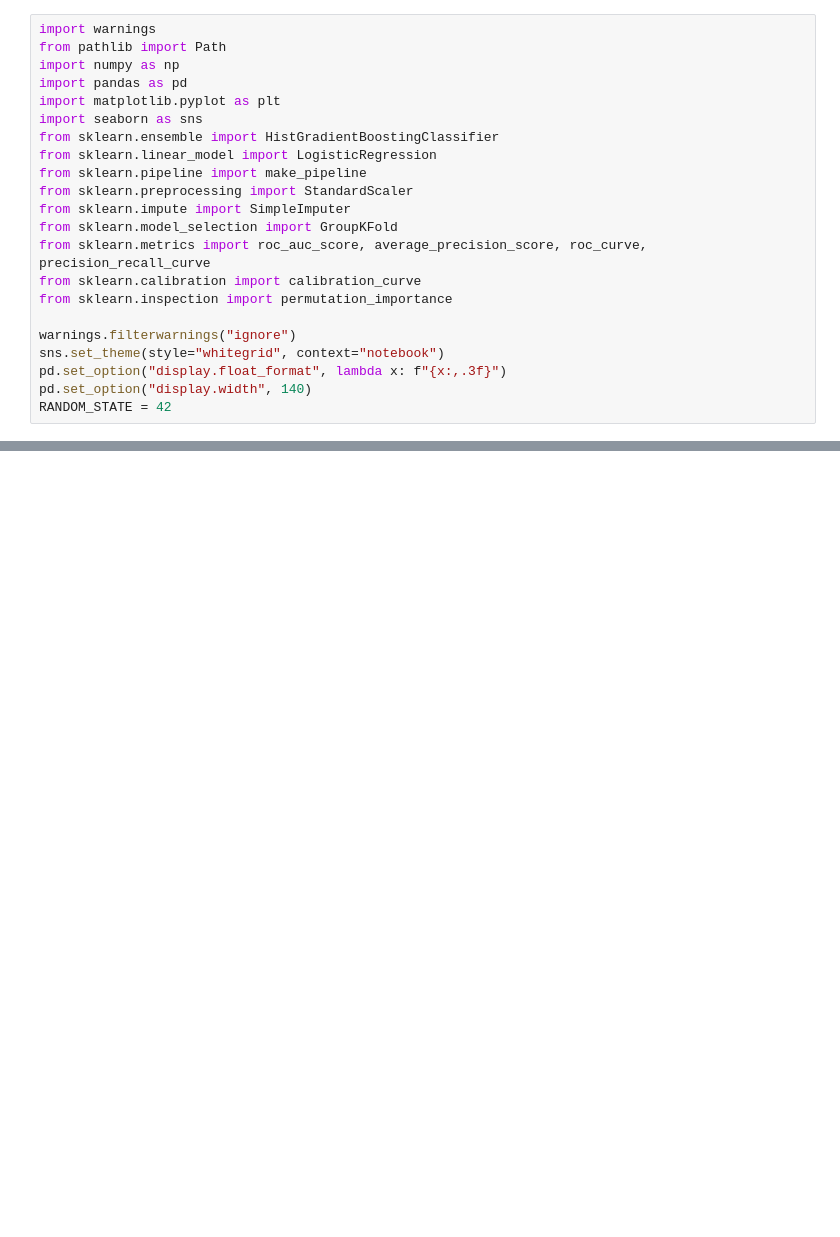
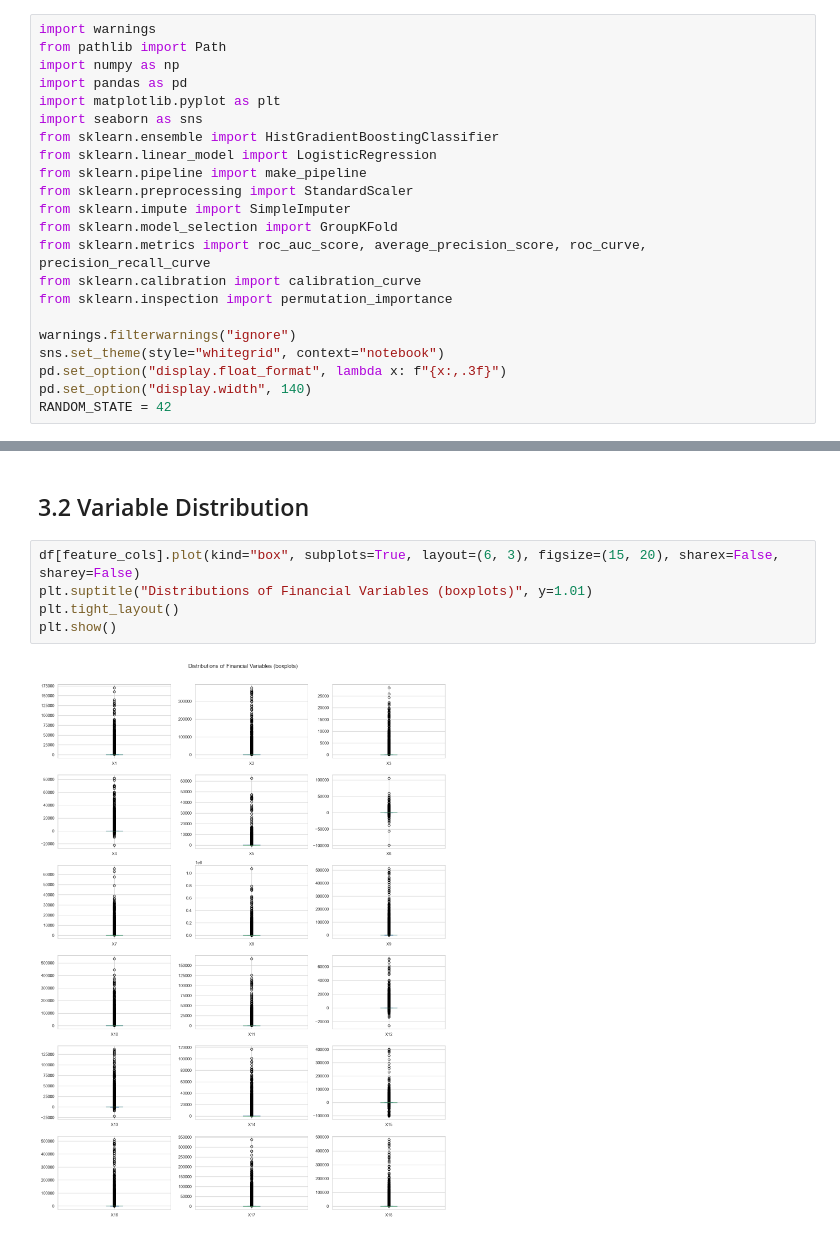
Before and after one commit to ROBALLKIRWA/american_bankruptcy_prediction1, a Jupyter notebook: American_bankruptcy_prediction.ipynb, the cells around one changed output, grey strips where cells are left out. Drawn from its saved outputs; the diff is of its cells as text; blank space fills up the shorter version.

```diff
--- a/American_bankruptcy_prediction.ipynb
+++ b/American_bankruptcy_prediction.ipynb
@@ -129,0 +252,9 @@ df.head()
+# %% [markdown]
+## 3.2 Variable Distribution
+# %%
+df[feature_cols].plot(kind="box", subplots=True, layout=(6, 3), figsize=(15, 20), sharex=False, sharey=False)
+plt.suptitle("Distributions of Financial Variables (boxplots)", y=1.01)
+plt.tight_layout()
+plt.show()
+# %% [output]
+[figure, added]
```
Also changed, not shown: parts of 8 cells of this notebook, 1 other file.
